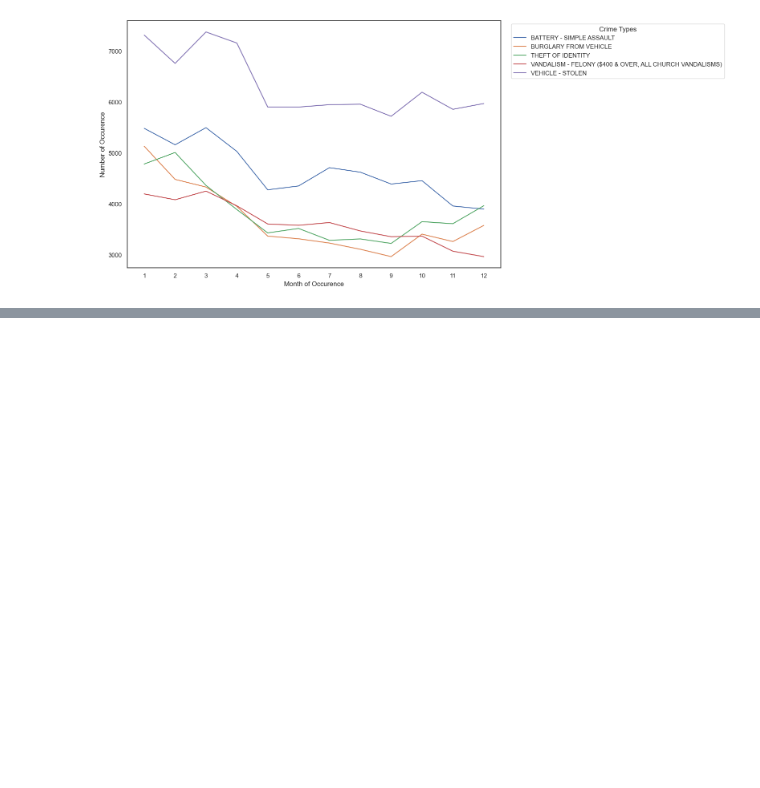
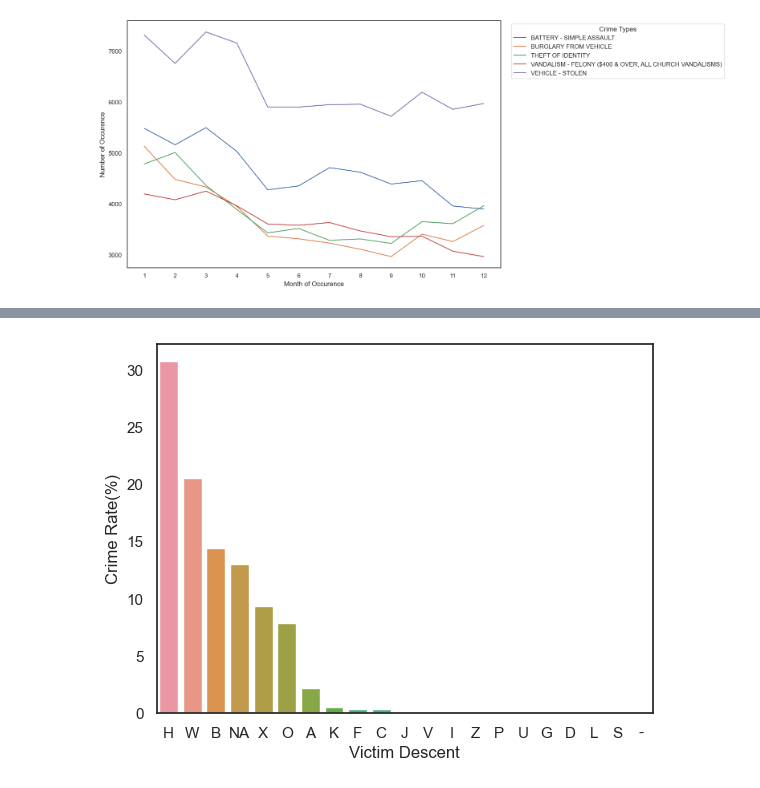
Before and after one commit to niranjanblank/LACrimeDataAnalysis, a Jupyter notebook: visualizations.ipynb, the cells around one changed output, grey strips where cells are left out. Cells and saved outputs as stored; diff of their text form; code cells hidden in the pictures; blank space fills up the shorter version.

```diff
--- a/visualizations.ipynb
+++ b/visualizations.ipynb
@@ -631,0 +739,11 @@ plt.show()
+# %%
+sql_query = '''
+SELECT
+    vict_descent,
+    count(*) as total_crimes,
+    ROUND((count(*)::NUMERIC / (SELECT COUNT(*) FROM la_crime)::NUMERIC) * 100.0, 2) as crime_rate
+FROM la_crime
+GROUP BY vict_descent
+ORDER BY crime_rate desc
+'''
+df = pd.read_sql_query(sql_query, conn)
@@ -631,0 +770,7 @@ plt.show()
+# %%
+sns.barplot(df,y='crime_rate',x="vict_descent")
+plt.ylabel("Crime Rate(%)")
+plt.xlabel("Victim Descent")
+plt.show()
+# %% [output]
+[figure, added]
```
Also changed, not shown: parts of 17 cells of this notebook, 1 other file.
